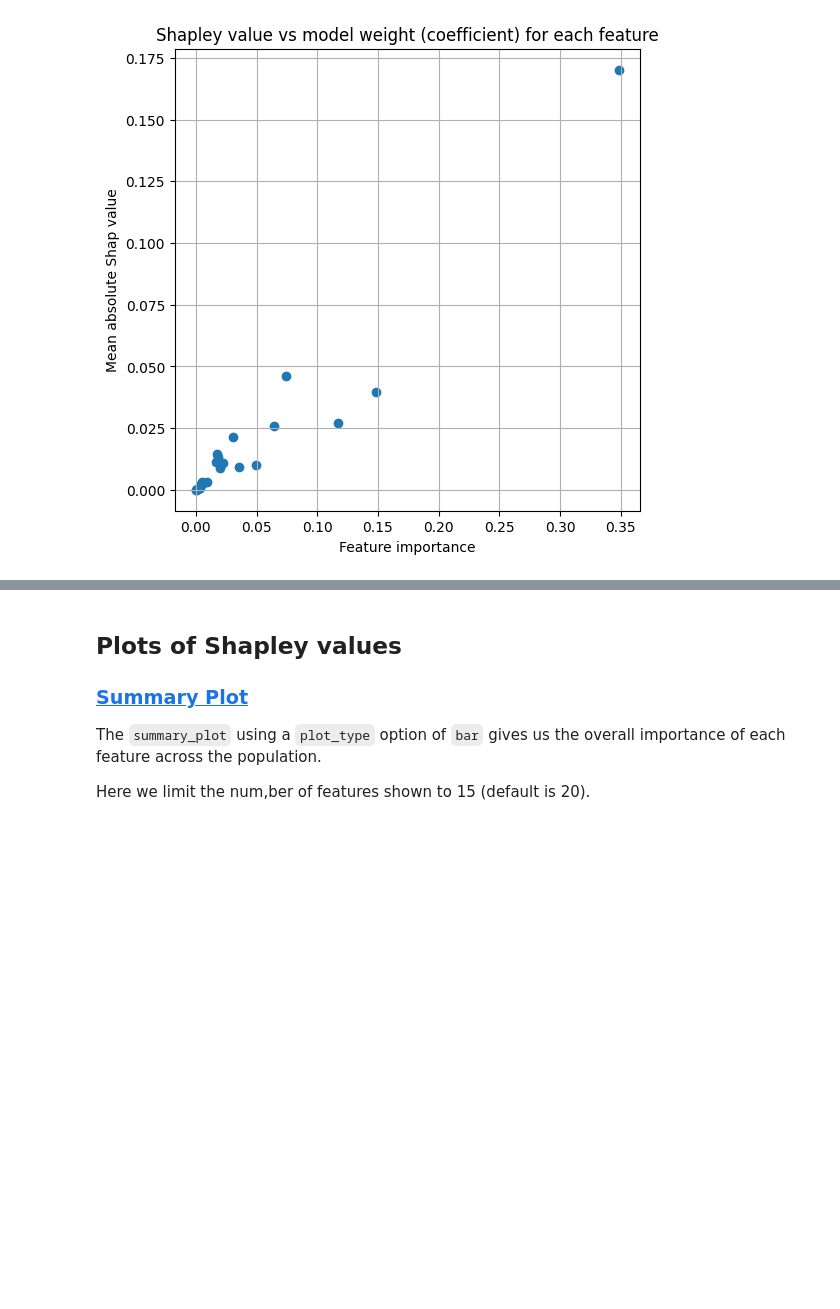
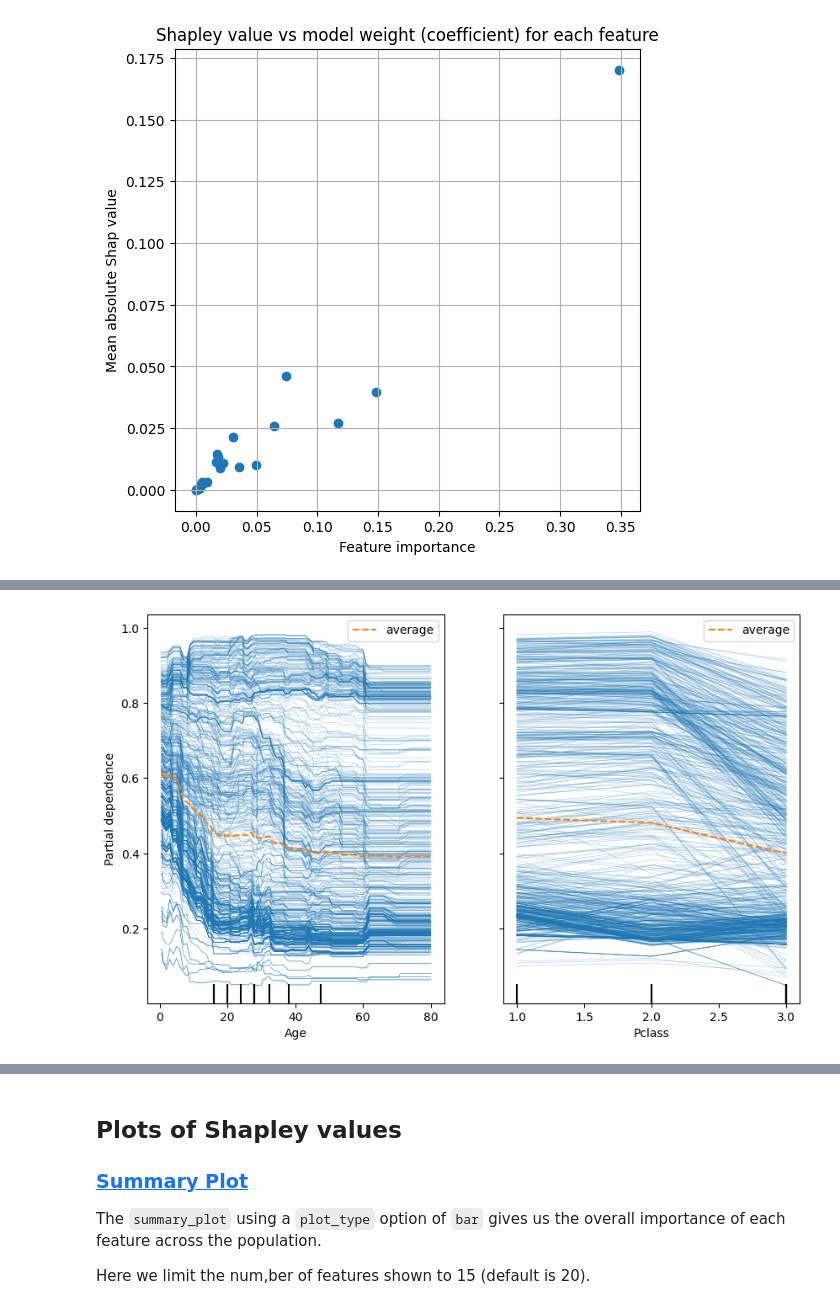
Before and after one commit to hsma-programme/h6_4g_explainable_ai, a Jupyter notebook: teaching_notebooks/titanic_random_forest_classifier.ipynb, the cells around one changed output, grey strips where cells are left out. Saved outputs shown, nothing was run; the diff lists cells and outputs as text; code cells hidden in the pictures; blank space fills up the shorter version.

```diff
--- a/teaching_notebooks/titanic_random_forest_classifier.ipynb
+++ b/teaching_notebooks/titanic_random_forest_classifier.ipynb
@@ -260,0 +309,14 @@ plt.show()
+# %%
+fig, ax = plt.subplots(figsize=(10, 6))
+display = PartialDependenceDisplay.from_estimator(
+    model,  # Your fitted model
+    X,  # Your feature matrix
+    features=['Age', 'Pclass'],  # List of features to plot
+    target=0,
+    kind='both',  # Type of PDP
+    ax=ax,
+    random_state=42
+)
+plt.show()
+# %% [output]
+[figure, added]
```
Also changed, not shown: parts of 8 cells of this notebook, 4 other files.
